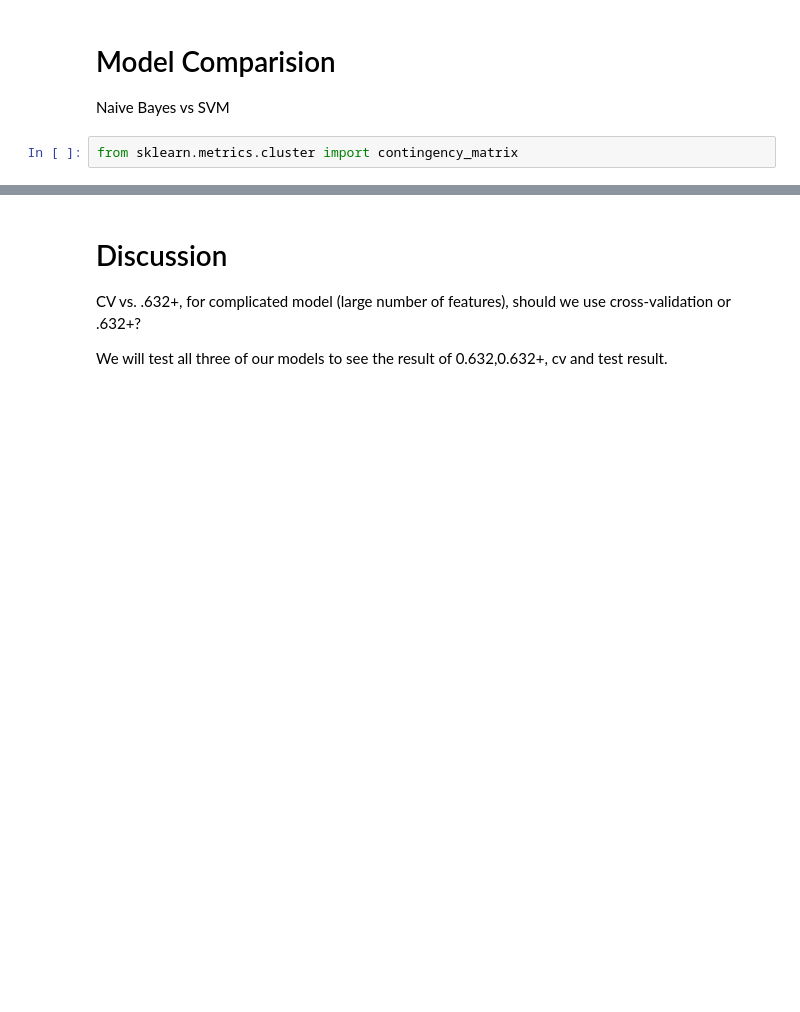
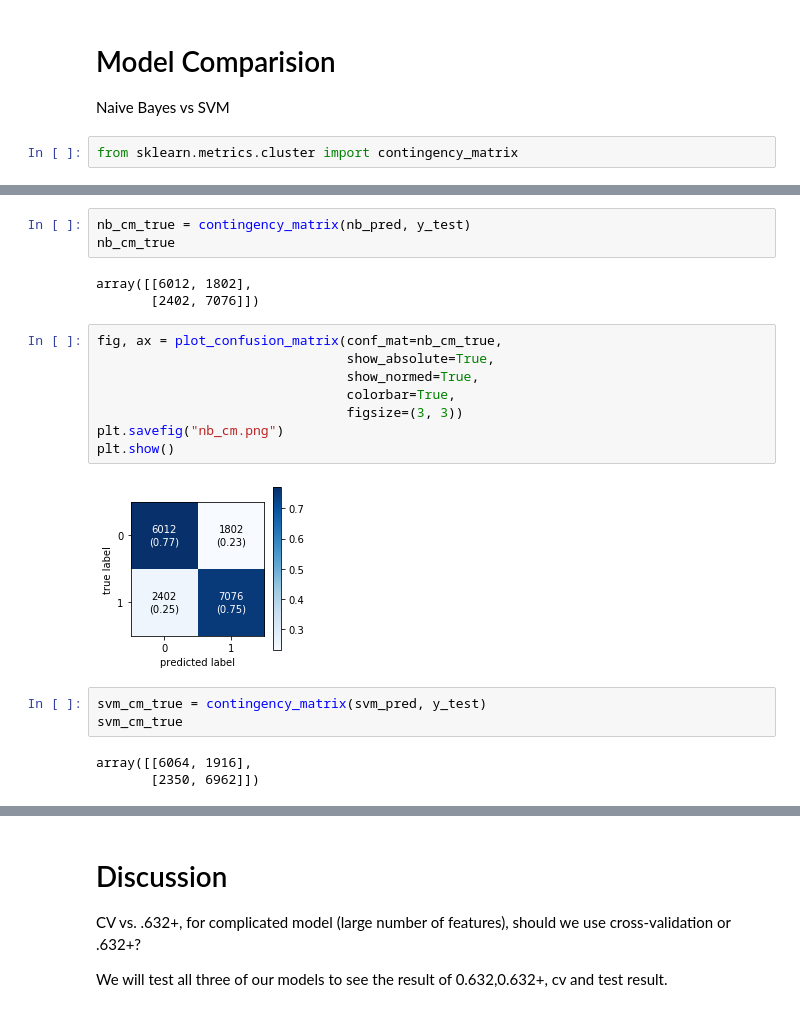
Before and after one commit to r0b3rt24/PoliIdeaClassify, a Jupyter notebook: clean.ipynb, the cells around one changed output, grey strips where cells are left out. Saved outputs shown, nothing was run; the diff lists cells and outputs as text; blank space fills up the shorter version.

```diff
--- a/clean.ipynb
+++ b/clean.ipynb
@@ -504,0 +410,22 @@ array([[6647, 1297],
+# %%
+nb_cm_true = contingency_matrix(nb_pred, y_test)
+nb_cm_true
+# %% [output]
+array([[6012, 1802],
+       [2402, 7076]])
+# %%
+fig, ax = plot_confusion_matrix(conf_mat=nb_cm_true,
+                                show_absolute=True,
+                                show_normed=True,
+                                colorbar=True,
+                                figsize=(3, 3))
+plt.savefig("nb_cm.png")
+plt.show()
+# %% [output]
+[figure, added]
+# %%
+svm_cm_true = contingency_matrix(svm_pred, y_test)
+svm_cm_true
+# %% [output]
+array([[6064, 1916],
+       [2350, 6962]])
```
Also changed, not shown: parts of 38 cells of this notebook, 7 other files.
